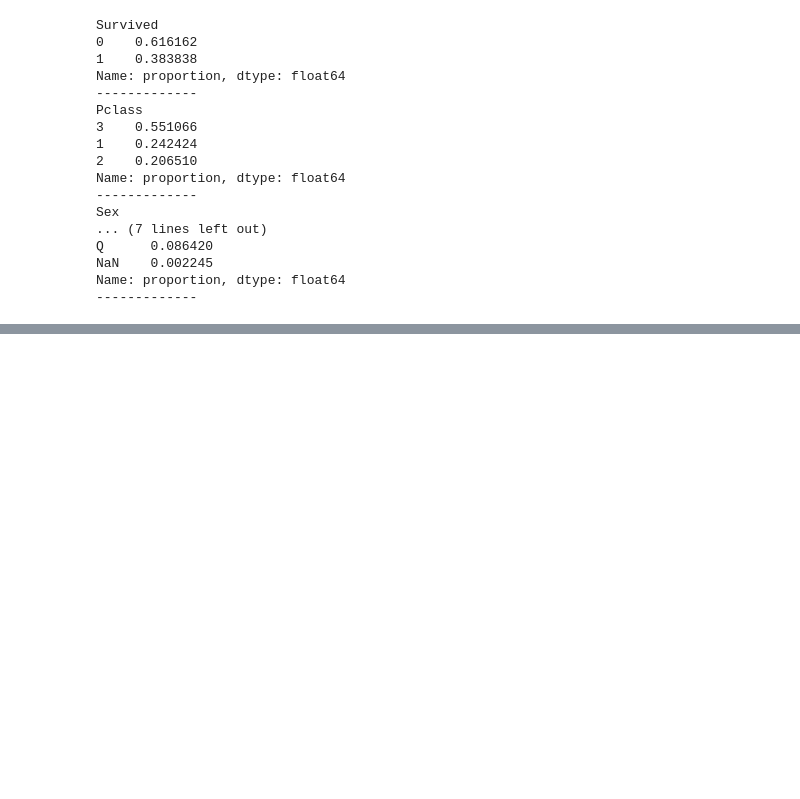
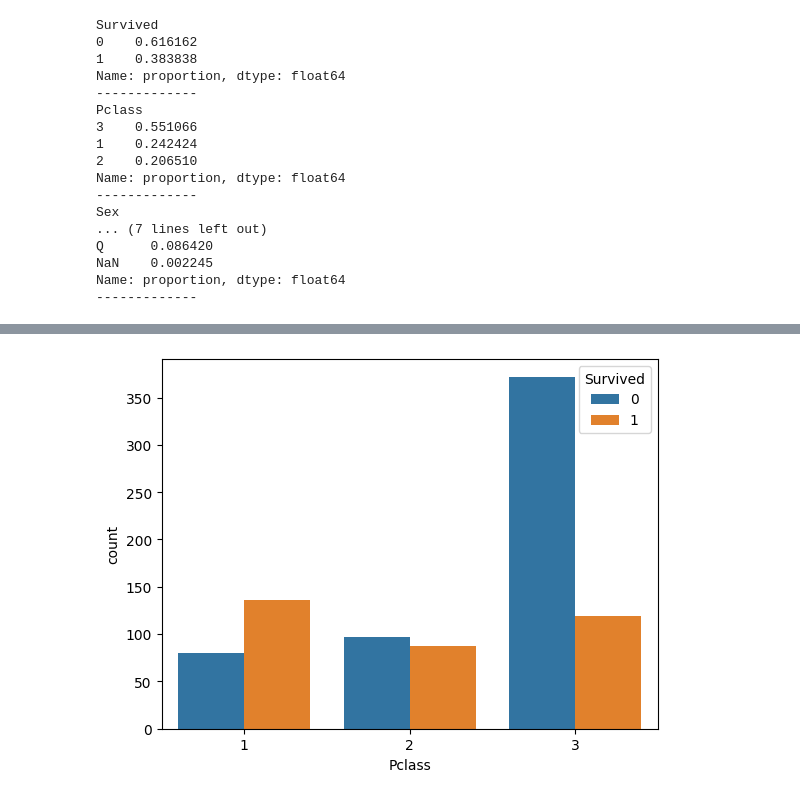
Before and after one commit to ronaldespinozaa/DS102024, a Jupyter notebook: 2-DataAnalysis/2-Pandas/Teoría/ejercicio/titanic_pro.ipynb, the cells around one changed output, grey strips where cells are left out. Saved outputs shown, nothing was run; the diff lists cells and outputs as text; code cells hidden in the pictures; blank space fills up the shorter version.

```diff
--- a/2-DataAnalysis/2-Pandas/Teoría/ejercicio/titanic_pro.ipynb
+++ b/2-DataAnalysis/2-Pandas/Teoría/ejercicio/titanic_pro.ipynb
@@ -128,0 +134,4 @@ df['Age'] = df['Age'].apply(lambda row: 1 if row<1 else row)
+# %%
+sns.countplot(data=df,x='Pclass', hue='Survived');
+# %% [output]
+[figure, added]
```
Also changed, not shown: parts of 5 cells of this notebook, 6 other files.
